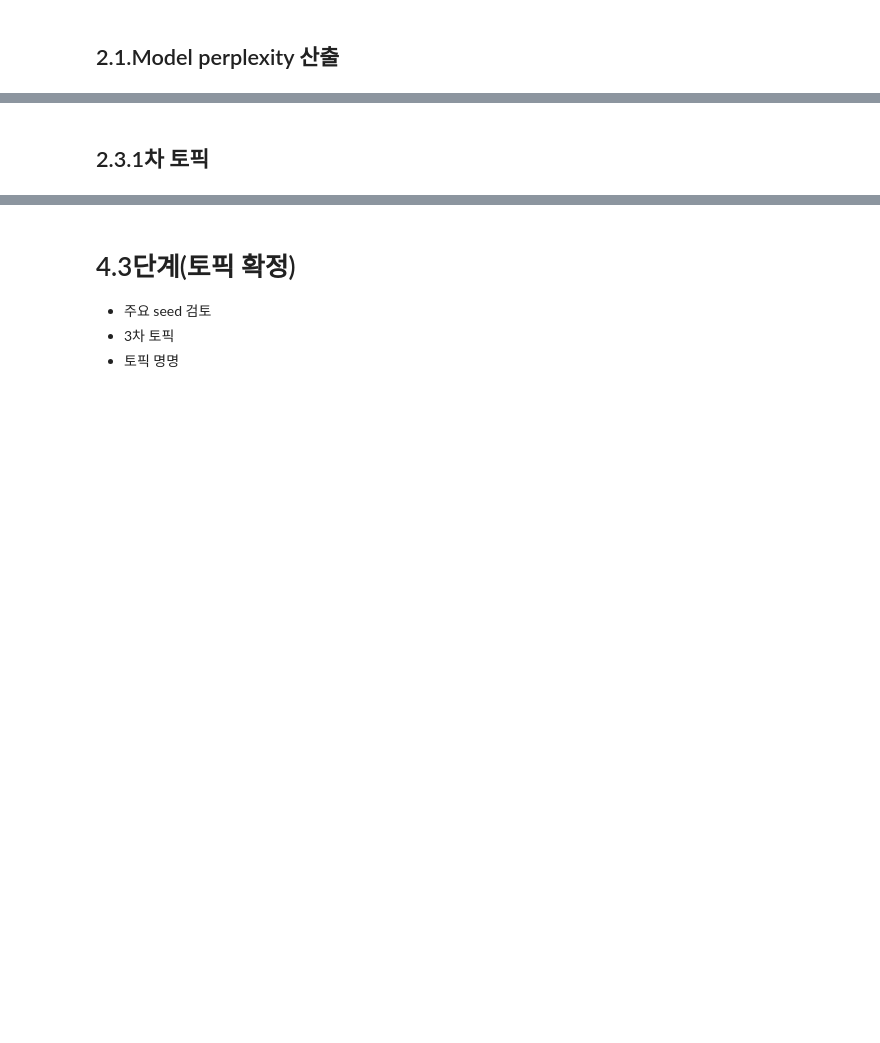
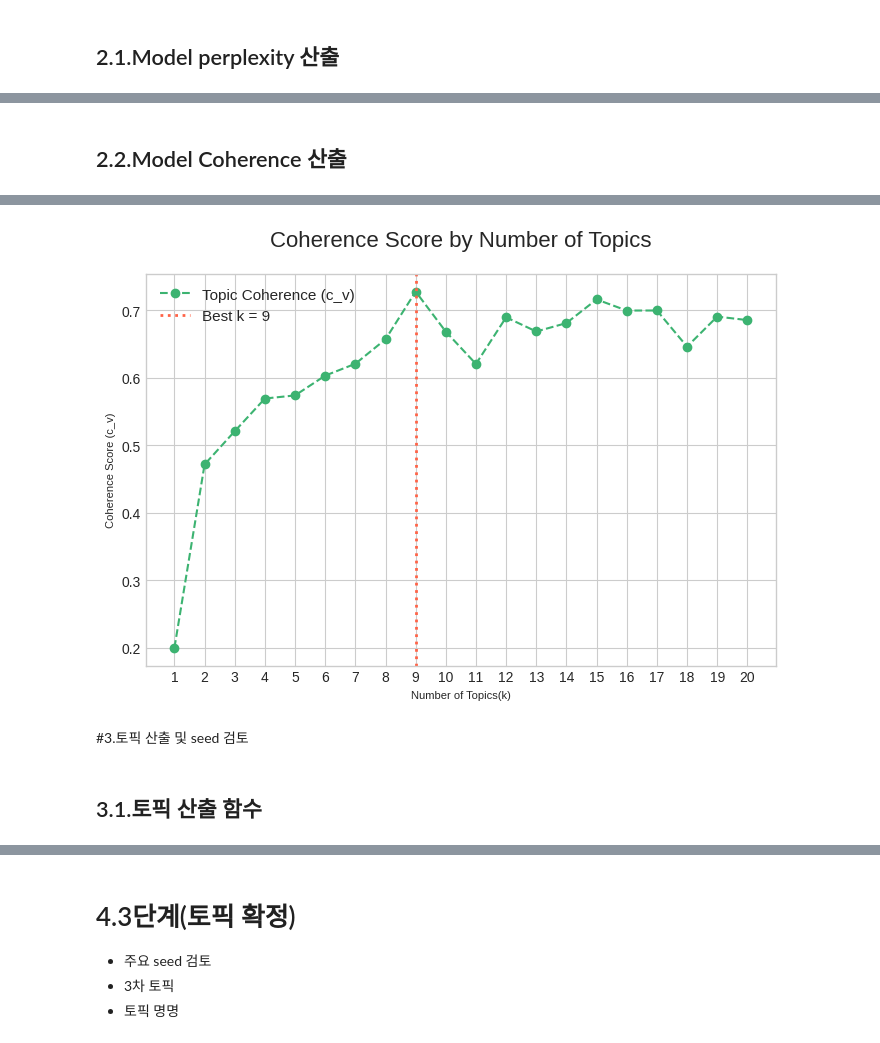
Before and after one commit to hursoo/big_k-modern_1, a Jupyter notebook: gb_081_topic_extract(big1).ipynb, the cells around one changed output, grey strips where cells are left out. Cells and saved outputs as stored; diff of their text form; code cells hidden in the pictures; blank space fills up the shorter version.

```diff
--- a/gb_081_topic_extract(big1).ipynb
+++ b/gb_081_topic_extract(big1).ipynb
@@ -220,0 +186,69 @@ plt.show()
+# %% [markdown]
+## 2.2.Model Coherence 산출
+# %%
+
+# 3. 데이터 준비 (예시 데이터)
+corpus_list = gb_df['doc_split_12gram'].to_list()
+
+# 4. Coherence 점수 계산 함수 정의
+def calculate_coherence(corpus, k_start=2, k_end=20, train_steps=500, seed=100):
+    """
+    주어진 코퍼스를 사용하여 k_start부터 k_end까지 LDA 모델을 학습하고,
+    각 k값에 대한 Coherence(c_v) 점수를 계산합니다.
+    """
+    ntopics = []
+    coherence_scores = []
+
+    print(f"LDA 모델 Coherence 점수 계산 시작... (k={k_start} to {k_end})")
+    for k in range(k_start, k_end + 1):
+        # Coherence 계산 시 PMI 가중치(tw=tp.TermWeight.PMI) 사용이 권장됩니다.
+        mdl = tp.LDAModel(k=k, seed=seed, tw=tp.TermWeight.PMI)
+        for line in corpus:
+            doc = line.strip().split(' ')
+            mdl.add_doc(doc)
+
+        mdl.burn_in = 50
+        mdl.train(train_steps, workers=1)
+
+        # 'c_v' Coherence 계산
+        coh = tp.coherence.Coherence(mdl, coherence='c_v')
+        coherence_value = coh.get_score()
+
+        ntopics.append(k)
+        coherence_scores.append(coherence_value)
+        print(f"k={k:2d} | Coherence(c_v): {coherence_value:.4f}")
+
+    return ntopics, coherence_scores
+
+
+# 5. 함수 실행 및 최적 k 찾기
+ntopics_coh, coherence_scores = calculate_coherence(corpus_list, k_start=1, k_end=20)
+
+if coherence_scores:
+    best_k_index = np.argmax(coherence_scores)
+    best_k = ntopics_coh[best_k_index]
+    best_score = coherence_scores[best_k_index]
+    print(f"\nCoherence 점수가 가장 높은 최적의 토픽 수(k): {best_k} (점수: {best_score:.4f})")
+else:
+    best_k = None
+    print("\nCoherence 점수를 계산하지 못했습니다.")
+
+
+# 6. 결과 시각화
+if coherence_scores:
+    plt.style.use('seaborn-v0_8-whitegrid')
+    plt.figure(figsize=(7, 5))
+
+    plt.plot(ntopics_coh, coherence_scores, marker='o', linestyle='--', color='mediumseagreen', label='Topic Coherence (c_v)')
+
+    if best_k is not None:
+        plt.axvline(x=best_k, color='tomato', linestyle=':', linewidth=2, label=f'Best k = {best_k}')
+
+    plt.xlabel("Number of Topics(k)", fontsize=8)
+    plt.ylabel("Coherence Score (c_v)", fontsize=8)
+    plt.title("Coherence Score by Number of Topics", fontsize=16, pad=20)
+    plt.xticks(ntopics_coh)
+    plt.legend(fontsize=11)
+    plt.tight_layout()
+    plt.show()
+# %% [output]
@@ -221,2 +272,5 @@ plt.show()
+[figure, added]
+# %% [markdown]
+#3.토픽 산출 및 seed 검토
 # %% [markdown]
-## 2.3.1차 토픽
+## 3.1.토픽 산출 함수
```
Also changed, not shown: parts of 33 cells of this notebook.
